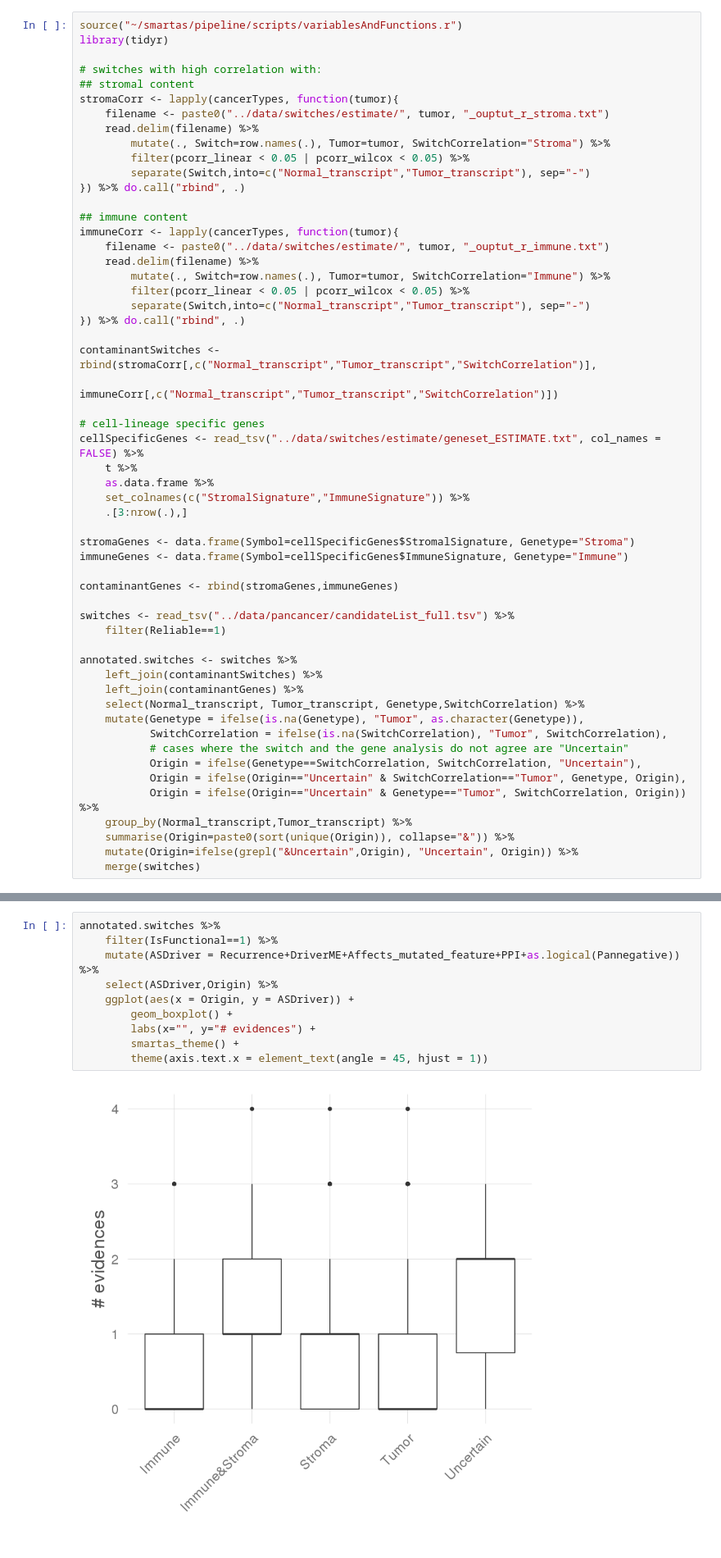
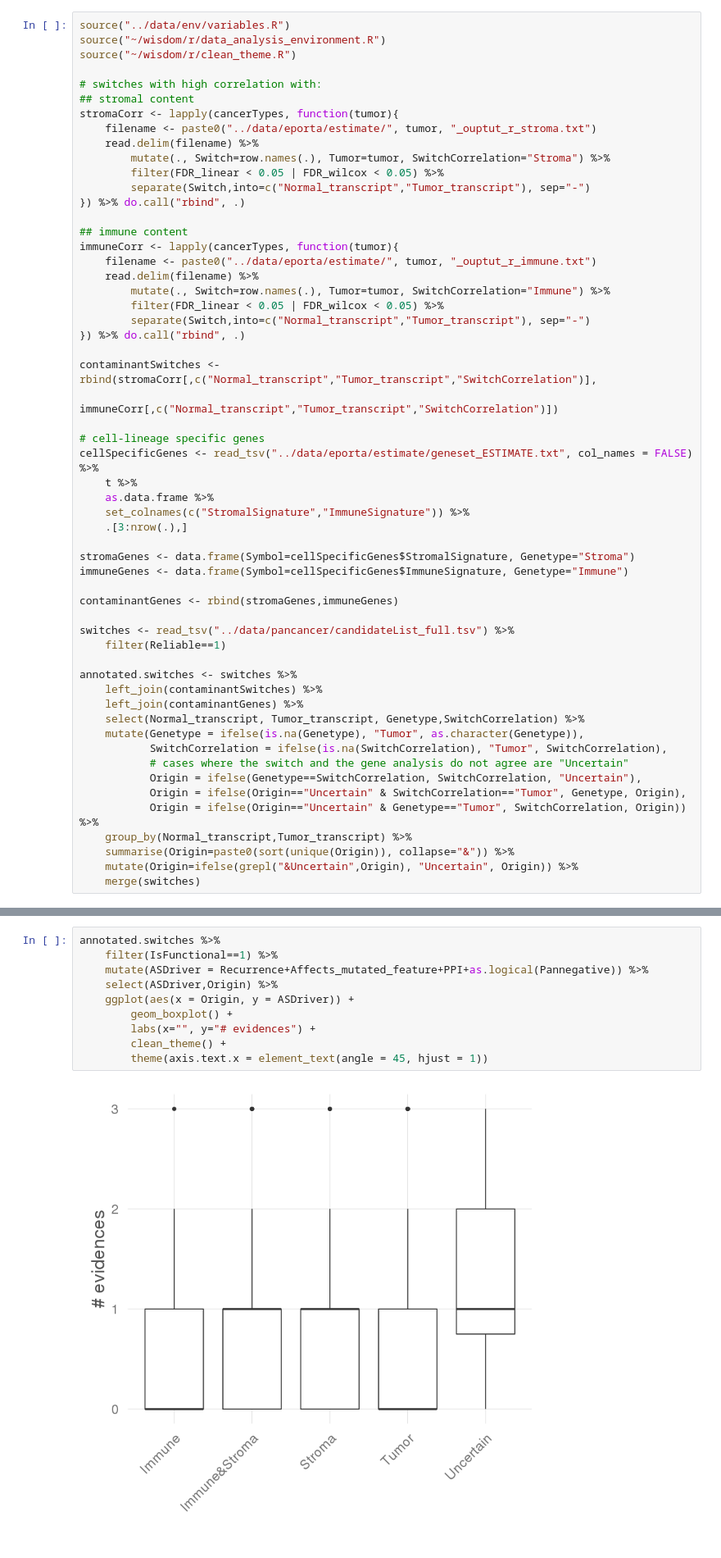
Before and after one commit to hclimente/smartas, a Jupyter notebook: switches/immune_analysis.ipynb, the cells around one changed output, grey strips where cells are left out. Shown at 82% size. Drawn from its saved outputs; the diff is of its cells as text.

Commit message:
rerun with new data from eduard

```diff
--- a/switches/immune_analysis.ipynb
+++ b/switches/immune_analysis.ipynb
@@ -1,23 +1,24 @@
 # %%
-source("~/smartas/pipeline/scripts/variablesAndFunctions.r")
-library(tidyr)
+source("../data/env/variables.R")
+source("~/wisdom/r/data_analysis_environment.R")
+source("~/wisdom/r/clean_theme.R")
 
 # switches with high correlation with:
 ## stromal content
 stromaCorr <- lapply(cancerTypes, function(tumor){
-    filename <- paste0("../data/switches/estimate/", tumor, "_ouptut_r_stroma.txt")
+    filename <- paste0("../data/eporta/estimate/", tumor, "_ouptut_r_stroma.txt")
     read.delim(filename) %>%
         mutate(., Switch=row.names(.), Tumor=tumor, SwitchCorrelation="Stroma") %>%
-        filter(pcorr_linear < 0.05 | pcorr_wilcox < 0.05) %>%
+        filter(FDR_linear < 0.05 | FDR_wilcox < 0.05) %>%
         separate(Switch,into=c("Normal_transcript","Tumor_transcript"), sep="-")
 }) %>% do.call("rbind", .)
 
 ## immune content
 immuneCorr <- lapply(cancerTypes, function(tumor){
-    filename <- paste0("../data/switches/estimate/", tumor, "_ouptut_r_immune.txt")
+    filename <- paste0("../data/eporta/estimate/", tumor, "_ouptut_r_immune.txt")
     read.delim(filename) %>%
         mutate(., Switch=row.names(.), Tumor=tumor, SwitchCorrelation="Immune") %>%
-        filter(pcorr_linear < 0.05 | pcorr_wilcox < 0.05) %>%
+        filter(FDR_linear < 0.05 | FDR_wilcox < 0.05) %>%
         separate(Switch,into=c("Normal_transcript","Tumor_transcript"), sep="-")
 }) %>% do.call("rbind", .)
 
@@ -25,7 +26,7 @@ contaminantSwitches <- rbind(stromaCorr[,c("Normal_transcript","Tumor_transcript
                              immuneCorr[,c("Normal_transcript","Tumor_transcript","SwitchCorrelation")])
 
 # cell-lineage specific genes
-cellSpecificGenes <- read_tsv("../data/switches/estimate/geneset_ESTIMATE.txt", col_names = FALSE) %>%
+cellSpecificGenes <- read_tsv("../data/eporta/estimate/geneset_ESTIMATE.txt", col_names = FALSE) %>%
     t %>%
     as.data.frame %>%
     set_colnames(c("StromalSignature","ImmuneSignature")) %>%
@@ -152,15 +138,15 @@ Interestingly, most of the stroma/immune specific genes do not show a correlatio
 # %%
 annotated.switches %>%
     filter(IsFunctional==1) %>%
-    mutate(ASDriver = Recurrence+DriverME+Affects_mutated_feature+PPI+as.logical(Pannegative)) %>%
+    mutate(ASDriver = Recurrence+Affects_mutated_feature+PPI+as.logical(Pannegative)) %>%
     select(ASDriver,Origin) %>%
     ggplot(aes(x = Origin, y = ASDriver)) +
         geom_boxplot() +
         labs(x="", y="# evidences") +
-        smartas_theme() +
+        clean_theme() +
         theme(axis.text.x = element_text(angle = 45, hjust = 1))
 # %% [output]
-[figure, old version]
+[figure, new version]
 # %%
 annotated.switches %>%
     filter(IsFunctional==1) %>%
```
Also changed, not shown: parts of 8 cells of this notebook, 2 other files.
